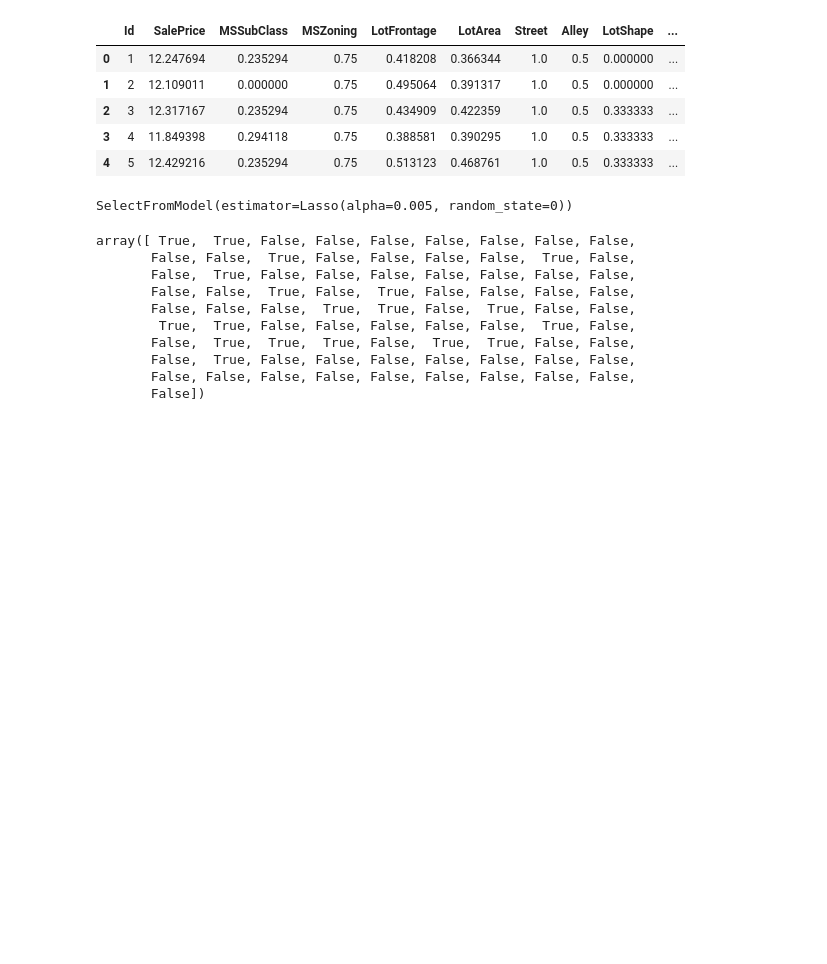
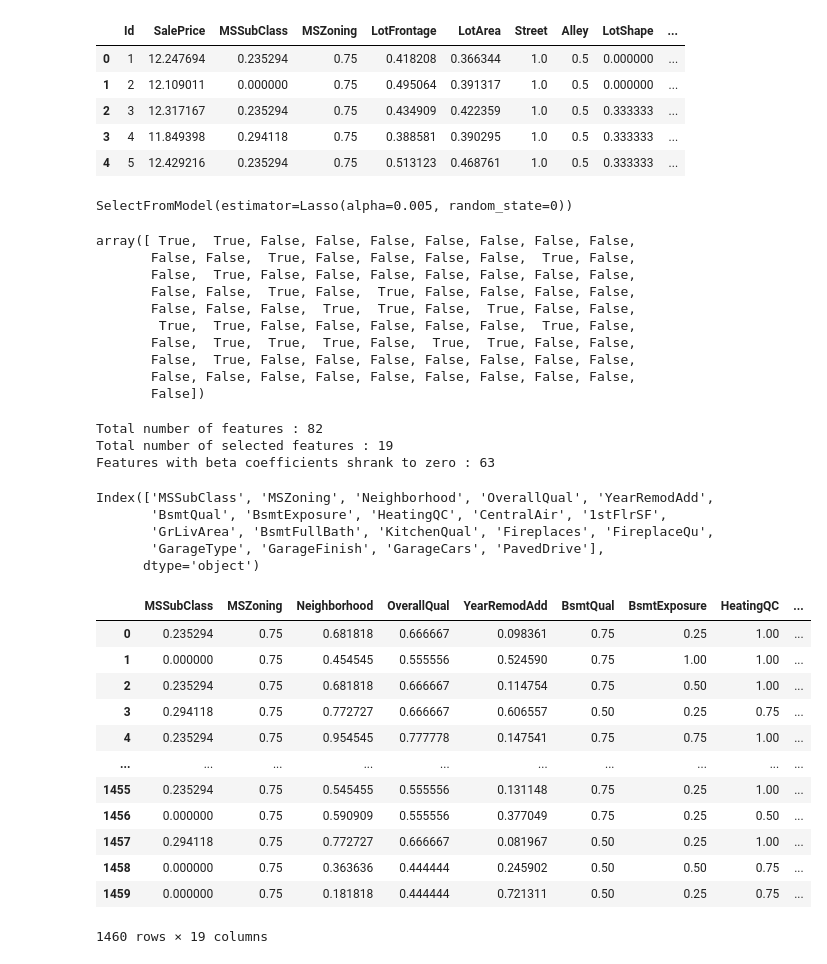
Before and after one commit to Prithvi2310/Advanced-House-Price-Prediction, a Jupyter notebook: ipynb files/Feature-Selection.ipynb, the cells around one changed output. Drawn from its saved outputs; the diff is of its cells as text; code cells hidden in the pictures; blank space fills up the shorter version.

```diff
--- a/ipynb files/Feature-Selection.ipynb
+++ b/ipynb files/Feature-Selection.ipynb
@@ -51,0 +50,38 @@ array([ True,  True, False, False, False, False, False, False, False,
+# %%
+# Printing the total and selected features
+# Making a list of selected features
+selected_features = X_train.columns[feature_sel_model.get_support()]
+
+print(f'Total number of features : {len(X_train.columns)}')
+print(f'Total number of selected features : {len(selected_features)}')
+print(f'Features with beta coefficients shrank to zero : {np.sum(feature_sel_model.estimator_.coef_ == 0)}')
+# %% [output]
+Total number of features : 82
+Total number of selected features : 19
+Features with beta coefficients shrank to zero : 63
+# %%
+selected_features
+# %% [output]
+Index(['MSSubClass', 'MSZoning', 'Neighborhood', 'OverallQual', 'YearRemodAdd',
+       'BsmtQual', 'BsmtExposure', 'HeatingQC', 'CentralAir', '1stFlrSF',
+       'GrLivArea', 'BsmtFullBath', 'KitchenQual', 'Fireplaces', 'FireplaceQu',
+       'GarageType', 'GarageFinish', 'GarageCars', 'PavedDrive'],
+      dtype='object')
+# %%
+X_train = X_train[selected_features]
+# %%
+X_train
+# %% [output]
+|  | MSSubClass | MSZoning | Neighborhood | OverallQual | YearRemodAdd | BsmtQual | BsmtExposure | HeatingQC | ... |
+| 0 | 0.235294 | 0.75 | 0.681818 | 0.666667 | 0.098361 | 0.75 | 0.25 | 1.00 | ... |
+| 1 | 0.000000 | 0.75 | 0.454545 | 0.555556 | 0.524590 | 0.75 | 1.00 | 1.00 | ... |
+| 2 | 0.235294 | 0.75 | 0.681818 | 0.666667 | 0.114754 | 0.75 | 0.50 | 1.00 | ... |
+| 3 | 0.294118 | 0.75 | 0.772727 | 0.666667 | 0.606557 | 0.50 | 0.25 | 0.75 | ... |
+| 4 | 0.235294 | 0.75 | 0.954545 | 0.777778 | 0.147541 | 0.75 | 0.75 | 1.00 | ... |
+| ... | ... | ... | ... | ... | ... | ... | ... | ... | ... |
+| 1455 | 0.235294 | 0.75 | 0.545455 | 0.555556 | 0.131148 | 0.75 | 0.25 | 1.00 | ... |
+| 1456 | 0.000000 | 0.75 | 0.590909 | 0.555556 | 0.377049 | 0.75 | 0.25 | 0.50 | ... |
+| 1457 | 0.294118 | 0.75 | 0.772727 | 0.666667 | 0.081967 | 0.50 | 0.25 | 1.00 | ... |
+| 1458 | 0.000000 | 0.75 | 0.363636 | 0.444444 | 0.245902 | 0.50 | 0.50 | 0.75 | ... |
+| 1459 | 0.000000 | 0.75 | 0.181818 | 0.444444 | 0.721311 | 0.50 | 0.25 | 0.75 | ... |
+1460 rows × 19 columns
```
Also changed, not shown: parts of 1 cell of this notebook.
